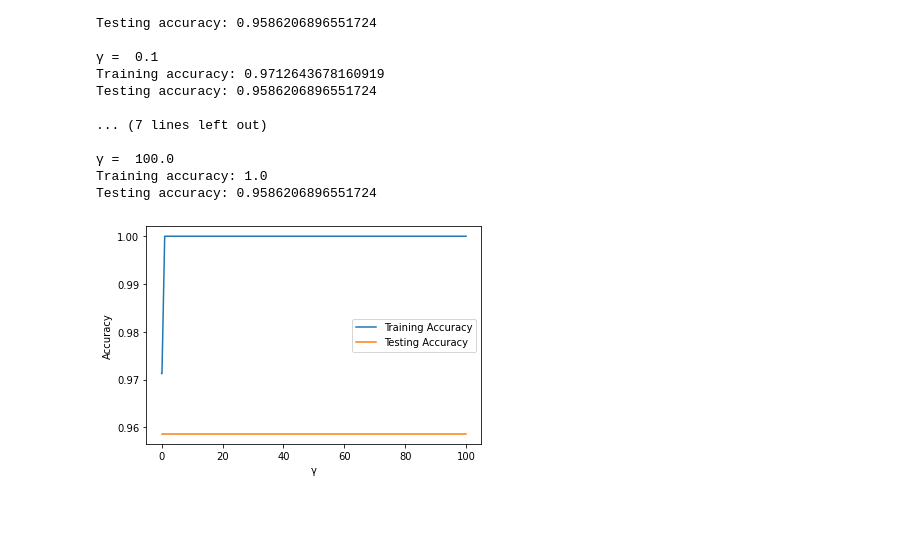
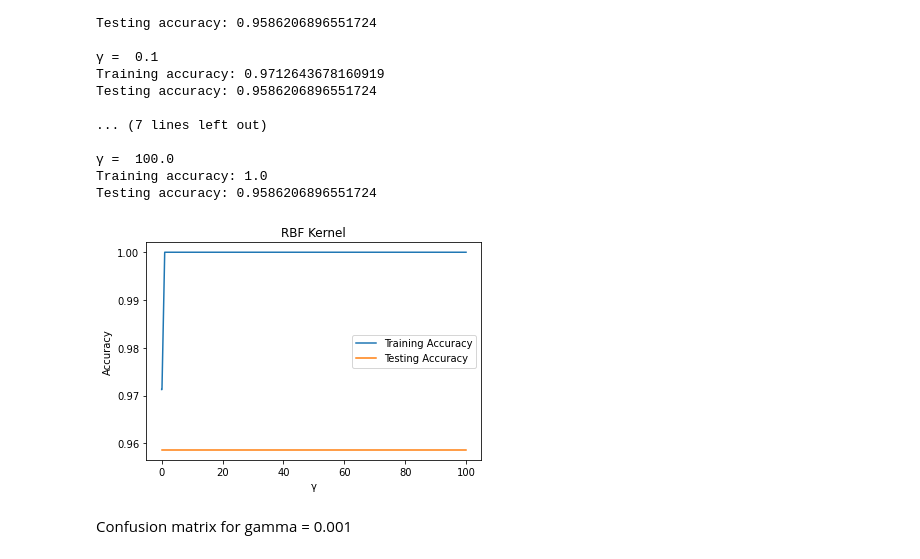
Before and after one commit to apurbaanik/ML_Final_Project_NBA, a Jupyter notebook: ML_Final_Project_SVM.ipynb, the cells around one changed output. Saved outputs shown, nothing was run; the diff lists cells and outputs as text; code cells hidden in the pictures; blank space fills up the shorter version.

```diff
--- a/ML_Final_Project_SVM.ipynb
+++ b/ML_Final_Project_SVM.ipynb
@@ -248,0 +247,10 @@ plt.show()
+# %%
+clf = svm.LinearSVC(penalty = 'l2', loss = 'hinge', max_iter = 100000, dual = True, C = Cs[i])
+clf.fit(X_train, y_train)
+y_pred = clf.predict(X_val)
+cm = confusion_matrix(y_val, y_pred)
+cmd = ConfusionMatrixDisplay(cm, display_labels = ['Win', 'Lose'])
+cmd.plot()
+cmd.ax_.set(title = 'Confusion Matrix',
+            xlabel = 'Predicted Win',
+            ylabel = 'Actual Win')
@@ -305,9 +333,12 @@ Testing accuracy: 0.9586206896551724
 # %%
 plt.plot(gammas, train_acc, label = "Training Accuracy")
 plt.plot(gammas, test_acc, label = "Testing Accuracy")
+plt.title("RBF Kernel")
 plt.xlabel("\u03B3")
 plt.ylabel("Accuracy")
 plt.legend()
 plt.show()
 # %% [output]
-[figure, old version]
+[figure, new version]
+# %% [markdown]
+Confusion matrix for gamma = 0.001
```
Also changed, not shown: parts of 16 cells of this notebook.
